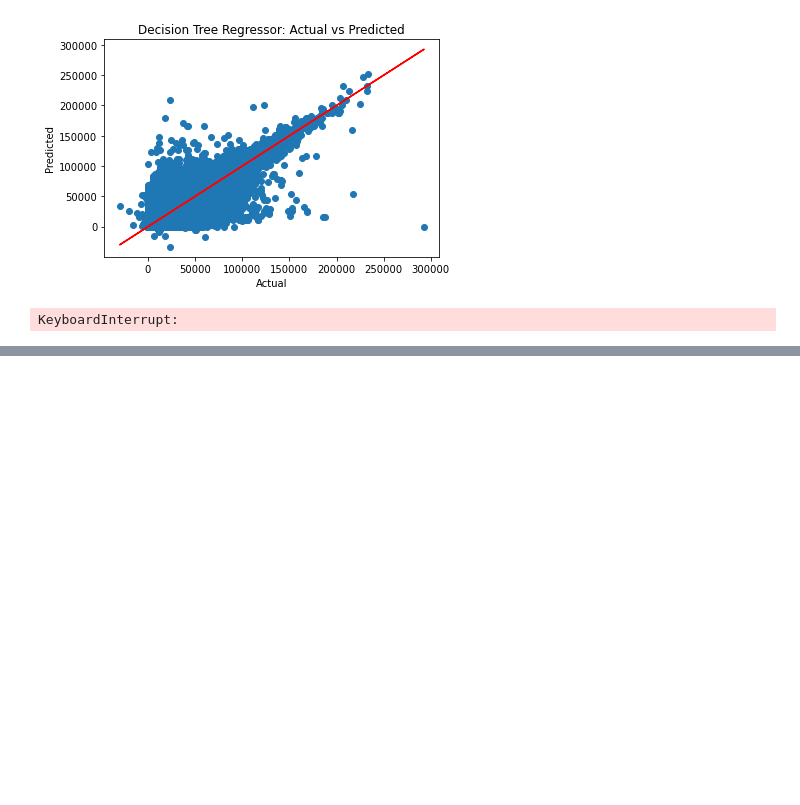
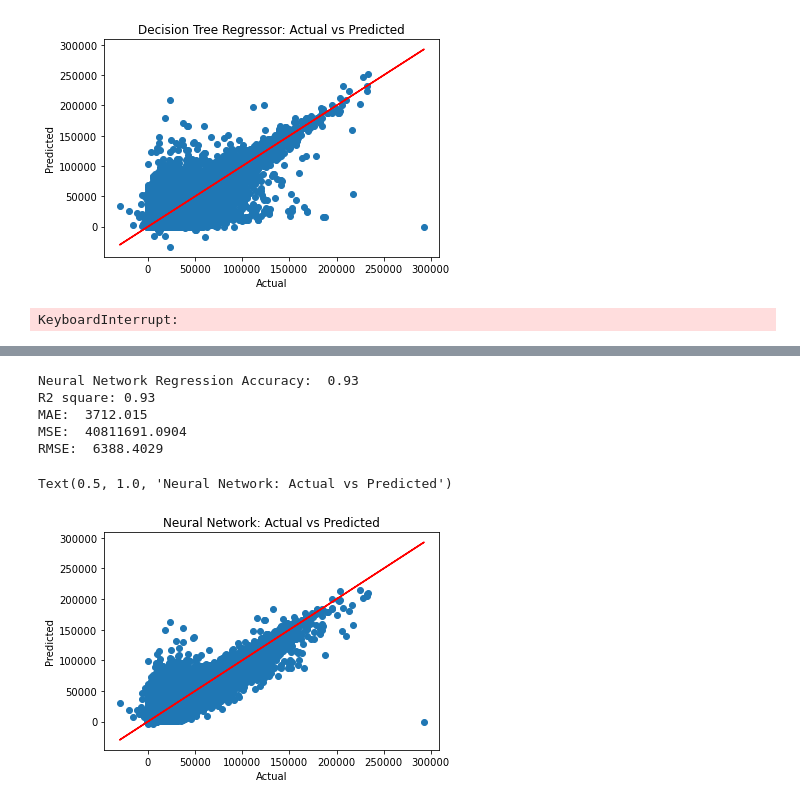
Before and after one commit to unpham/ads-508-project, a Jupyter notebook: eda_sfr.ipynb, the cells around one changed output, grey strips where cells are left out. Saved outputs shown, nothing was run; the diff lists cells and outputs as text; code cells hidden in the pictures; blank space fills up the shorter version.

```diff
--- a/eda_sfr.ipynb
+++ b/eda_sfr.ipynb
@@ -420,0 +428,32 @@ plt.title('Random Forest: Actual vs Predicted')
+# %%
+# Neural Network
+mlp_reg = MLPRegressor(hidden_layer_sizes =(150,100,50), max_iter = 300,activation = 'relu',
+solver = 'adam', random_state = 12345)
+mlp_reg.fit(X_train_scaled, y_train)
+# Prediction
+y_pred_nn = mlp_reg.predict(X_test_scaled)
+R2_nn = metrics.r2_score(y_test, y_pred_nn).round(4)
+mae_nn = metrics.mean_absolute_error(y_test, y_pred_nn).round(4)
+mse_nn = metrics.mean_squared_error(y_test, y_pred_nn).round(4)
+rmse_nn = np.sqrt(mse_nn).round(4)
+# Printing the metrics
+print('Neural Network Regression Accuracy: ', mlp_reg.score(X_test_scaled,y_test).round(4))
+print('R2 square:', R2_nn)
+print('MAE: ', mae_nn)
+print('MSE: ', mse_nn)
+print('RMSE: ', rmse_nn)
+# %% [output]
+Neural Network Regression Accuracy:  0.93
+R2 square: 0.93
+MAE:  3712.015
+MSE:  40811691.0904
+RMSE:  6388.4029
+# %%
+plt.scatter(y_test,y_pred_nn)
+plt.plot(y_test,y_test, color='red')
+plt.xlabel('Actual')
+plt.ylabel('Predicted')
+plt.title('Neural Network: Actual vs Predicted')
+# %% [output]
+Text(0.5, 1.0, 'Neural Network: Actual vs Predicted')
+[figure, added]
```
Also changed, not shown: parts of 4 cells of this notebook.
